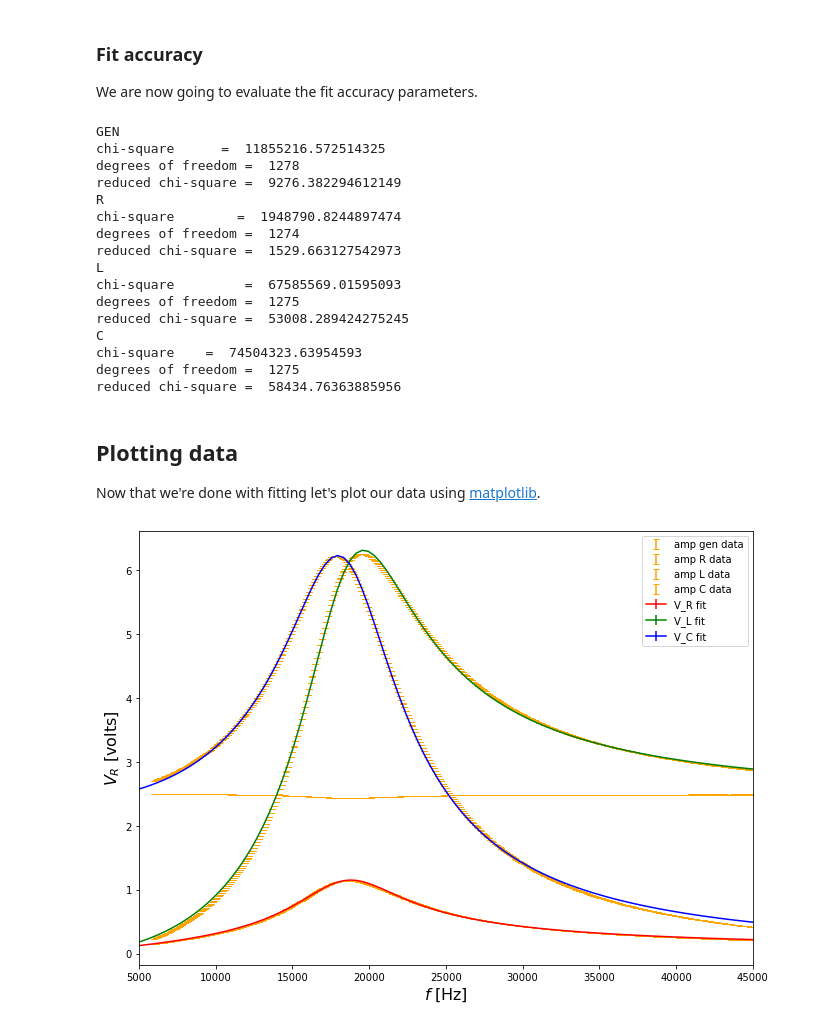
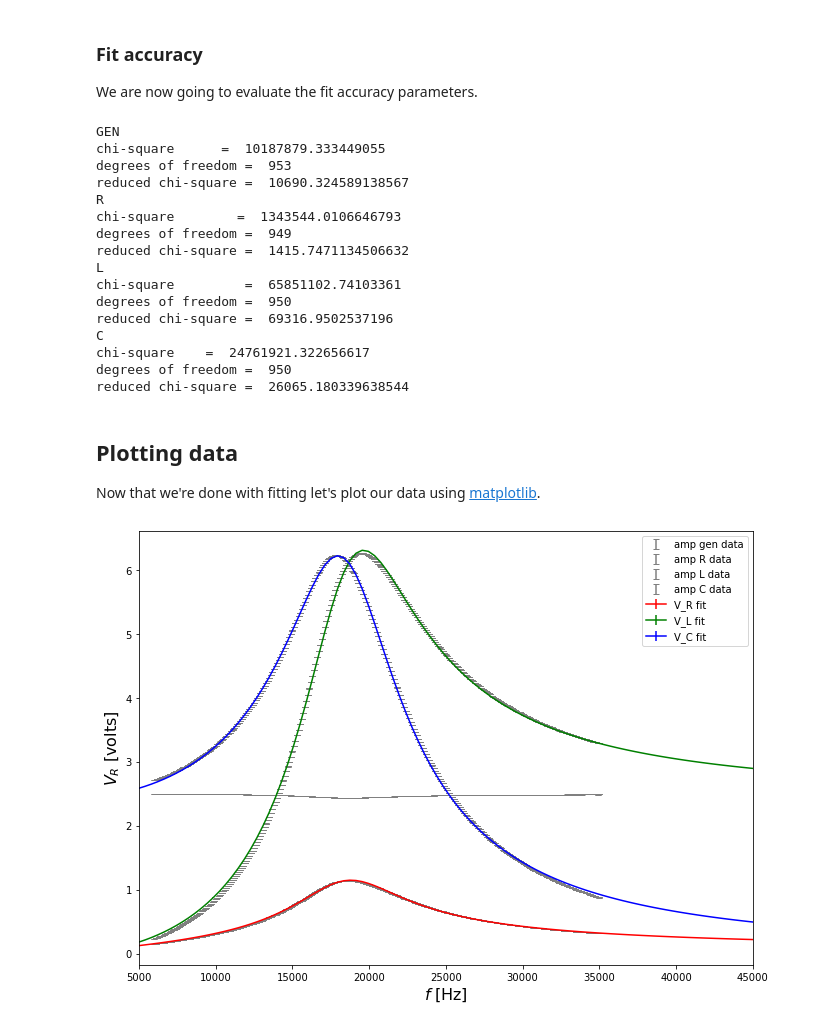
Before and after one commit to Feyn-23/Lab-II, a Jupyter notebook: code/amplitutes.ipynb, the cells around one changed output. Cells and saved outputs as stored; diff of their text form; code cells hidden in the pictures.

```diff
--- a/code/amplitutes.ipynb
+++ b/code/amplitutes.ipynb
@@ -11,7 +12,7 @@ Importing data from files:
 - (Constant frequency) Tension-time measurements to estimate noise through generator amplitude
 # %%
 file_folder = '../data/III session/Frequency response/'
-file_name = 'amplitudes.csv'
+file_name = 'amplitudes_fino35kHz.csv'
 data_file = file_folder + file_name
 frequencies, amplitudeGen, amplitudeR, amplitudeL, amplitudeC  = np.loadtxt(data_file, delimiter = ',', skiprows = 1, usecols = (0, 1, 2, 3, 4), unpack = True)
 
@@ -19,4 +20,3 @@ folder = '../data/III session/Constant frequency/'
 file_name = 'ampFCost19.5kHz.csv'
 data_file = folder + file_name
 ampGenFcost = np.loadtxt(data_file, delimiter=',', skiprows=1, usecols=(1), unpack=True)
-ampGenFcost
@@ -240,26 +222,26 @@ print('degrees of freedom = ',degrees_of_freedom_C)
 print('reduced chi-square = ',reduced_chisq_C)
 # %% [output]
 GEN
-chi-square      =  11855216.572514325
-degrees of freedom =  1278
-reduced chi-square =  9276.382294612149
+chi-square      =  10187879.333449055
+degrees of freedom =  953
+reduced chi-square =  10690.324589138567
 R
-chi-square        =  1948790.8244897474
-degrees of freedom =  1274
-reduced chi-square =  1529.663127542973
+chi-square        =  1343544.0106646793
+degrees of freedom =  949
+reduced chi-square =  1415.7471134506632
 L
-chi-square         =  67585569.01595093
-degrees of freedom =  1275
-reduced chi-square =  53008.289424275245
+chi-square         =  65851102.74103361
+degrees of freedom =  950
+reduced chi-square =  69316.9502537196
 C
-chi-square    =  74504323.63954593
-degrees of freedom =  1275
-reduced chi-square =  58434.76363885956
+chi-square    =  24761921.322656617
+degrees of freedom =  950
+reduced chi-square =  26065.180339638544
 # %% [markdown]
 ## Plotting data
 Now that we're done with fitting let's plot our data using [matplotlib](https://matplotlib.org).
 # %%
-plt.figure(figsize = (11,8))                  #specify figure size as 7 x 5 inches
+plt.figure(figsize = (11,8))                  #specify figure size (inches)
 #for default size, type plt.figure()
 
 plt.xlabel(r"$f$ [Hz]", fontsize = 16) #label axis (using LaTeX commands)
@@ -269,42 +251,42 @@ plt.ylabel(r"$V_R$ [volts]", fontsize = 16)   #use 18 point font for label text
 plt.errorbar(frequencies, amplitudeGen,
              xerr=None, yerr=ampError,
              linestyle = 'none',
-             color = 'orange',
+             color = 'gray',
              capsize = 3, capthick = 1, label = "amp gen data")
 plt.errorbar(frequencies, amplitudeR,
              xerr=None, yerr=ampError,
              linestyle = 'none',
-             color = 'orange',
+             color = 'gray',
              capsize = 3, capthick = 1, label = "amp R data")
 plt.errorbar(frequencies, amplitudeL,
              xerr=None, yerr=ampError,
              linestyle = 'none',
-             color = 'orange',
+             color = 'gray',
              capsize = 3, capthick = 1, label = "amp L data")
 plt.errorbar(frequencies, amplitudeC,
              xerr=None, yerr=ampError,
              linestyle = 'none',
-             color = 'orange',
+             color = 'gray',
              capsize = 3, capthick = 1, label = "amp C data")
 
 #create curve showing fit to data
 freq_fit = np.linspace(5000, 45000, 100)
 Vgen_fit = Gen_amp_model(freq_fit,fit_gen[0])
 VR_fit = R_amp_model(freq_fit, fit_R[0], fit_R[1], fit_R[2],fit_R[3],fit_R[4])
 VL_fit = L_amp_model(freq_fit, fit_L[0], fit_L[1], fit_L[2],fit_L[3])
 VC_fit = C_amp_model(freq_fit, fit_C[0], fit_C[1], fit_C[2],fit_C[3])
 
 #plotting the fitting curves
 # plt.errorbar(freq_fit, Vgen_fit, xerr = None, yerr = sigma, color = 'yellow', label = 'V_gen fit' )
 plt.errorbar(freq_fit, VR_fit, xerr = None, yerr = sigma, color = 'red', label = 'V_R fit' )
 plt.errorbar(freq_fit, VL_fit, xerr = None, yerr = sigma, color = 'green', label = 'V_L fit' )
 plt.errorbar(freq_fit, VC_fit, xerr = None, yerr = sigma, color = 'blue', label = 'V_C fit' )
 plt.xlim(5000 , 45000)
 # plt.ylim(0.0,7.0)
 # plt.xticks([0, 30, 60, 90, 120, 150, 180, 210, 240, 270, 300, 330, 360],
 #            ('0', '', '', 90,  '',  '', 180,  '',  '', 270,  '',  '', 360))
 plt.legend(loc = 'best')
 
 plt.savefig('../figs/Amplitudes.pdf')
 # %% [output]
-[figure, old version]
+[figure, new version]
```
Also changed, not shown: parts of 7 cells of this notebook, 8 other files.
